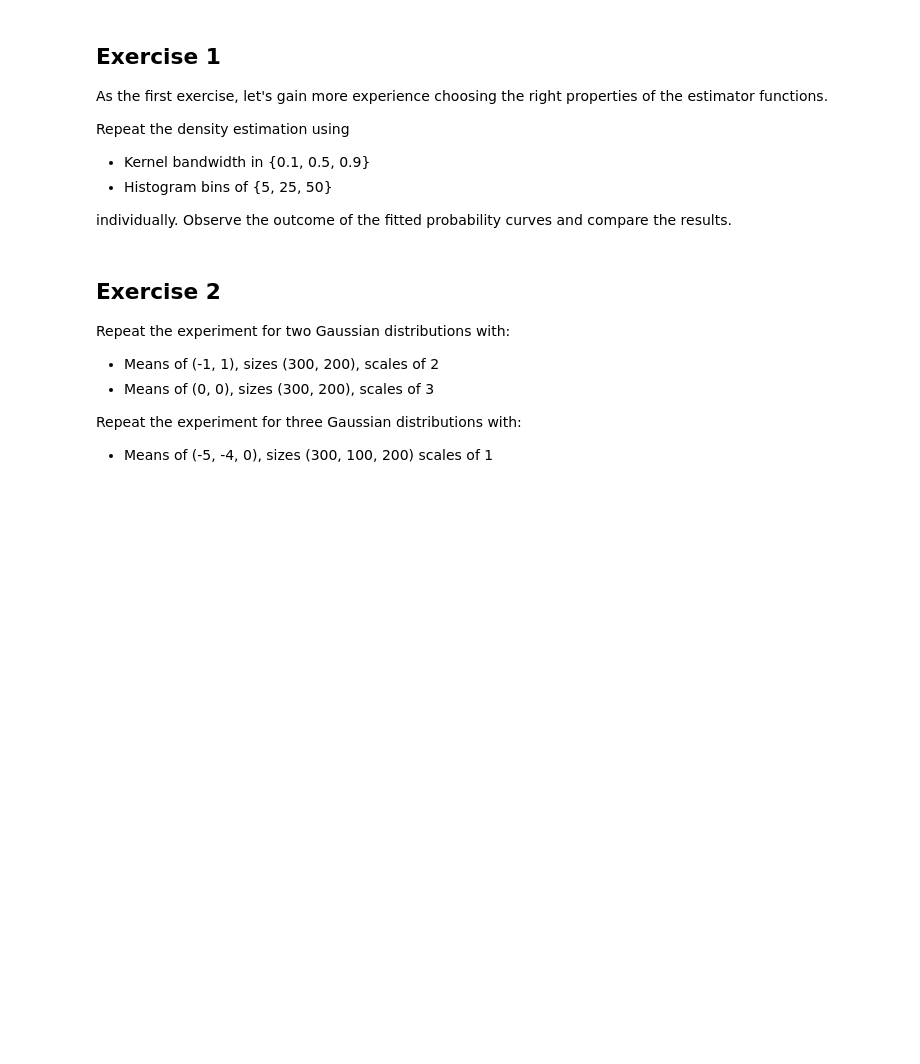
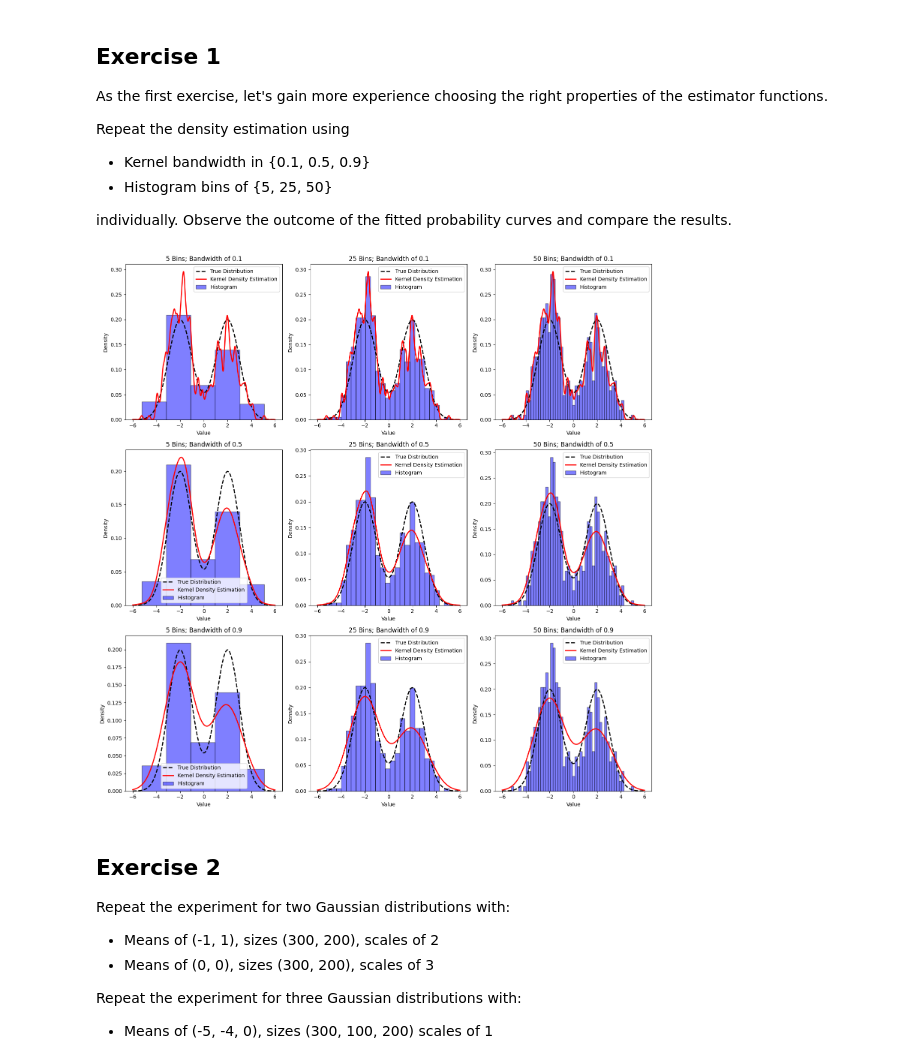
Before and after one commit to whykay-01/machine-learning, a Jupyter notebook: recitations/recitation_8/Spring2024_473_Lab8.ipynb, the cells around one changed output. Cells and saved outputs as stored; diff of their text form; code cells hidden in the pictures; blank space fills up the shorter version.

```diff
--- a/recitations/recitation_8/Spring2024_473_Lab8.ipynb
+++ b/recitations/recitation_8/Spring2024_473_Lab8.ipynb
@@ -121,3 +117,38 @@ individually. Observe the outcome of the fitted probability curves and compare t
+# %%
+## TO-DO: Change the kernel smoothing parameter
+kernel_bandwidths = [0.1, 0.5, 0.9]
+number_of_bins = [5, 25, 50]
+
+fig, axs = plt.subplots(3, 3, figsize=(15, 15))
+
+for i, kernel_brandwidth in enumerate(kernel_bandwidths):
+    for j, bin_number in enumerate(number_of_bins):
+        # Fit a kernel density estimation (KDE) model
+        kde = KernelDensity(bandwidth=kernel_brandwidth, kernel='gaussian')
+        kde.fit(data[:, None])
+
+        # Evaluate the KDE on the x values
+        log_dens = kde.score_samples(x_vals)
+
+        # Plot the KDE
+        axs[i, j].plot(x_vals[:, 0], original_dist, color='black', linestyle='dashed', lw=2)
+        axs[i, j].plot(x_vals[:, 0], np.exp(log_dens), color='red', lw=2)
+        axs[i, j].set_title('Kernel Density Estimation for a bandwidth of {}'.format(kernel_brandwidth))
+        axs[i, j].set_xlabel('Value')
+        axs[i, j].set_ylabel('Density')
+        axs[i, j].legend(['True Distribution', 'Kernel Density Estimation'])
+
+        # Plot the histogram of the synthetic dataset
+        axs[i, j].hist(data, bins=bin_number, density=True, alpha=0.5, color='blue', edgecolor='black')
+        axs[i, j].set_title('{} Bins; Bandwidth of {}'.format(bin_number, kernel_brandwidth))
+        axs[i, j].set_xlabel('Value')
+        axs[i, j].set_ylabel('Density')
+        axs[i, j].legend(['True Distribution', 'Kernel Density Estimation', 'Histogram'])
+
+plt.tight_layout()
+plt.show()
+# %% [output]
+[figure, added]
 # %% [markdown]
 ## Exercise 2
 
```
Also changed, not shown: parts of 7 cells of this notebook, 3 other files.
